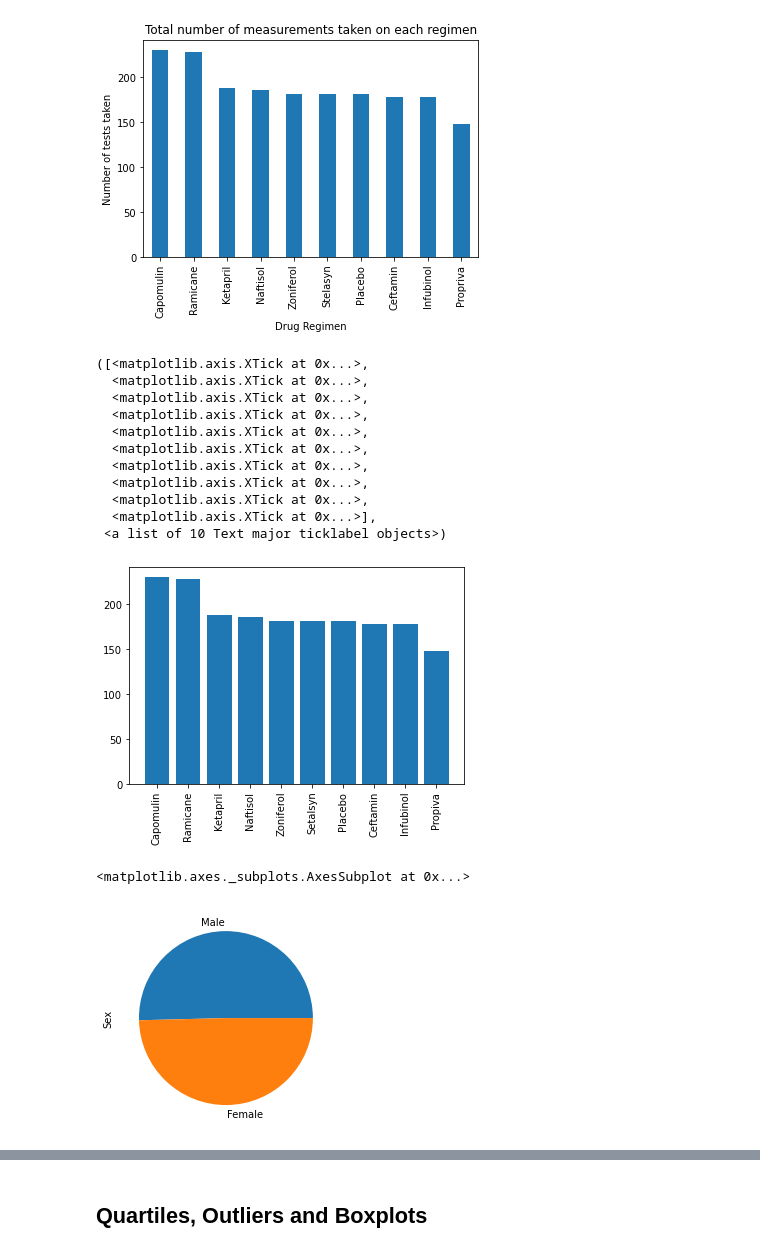
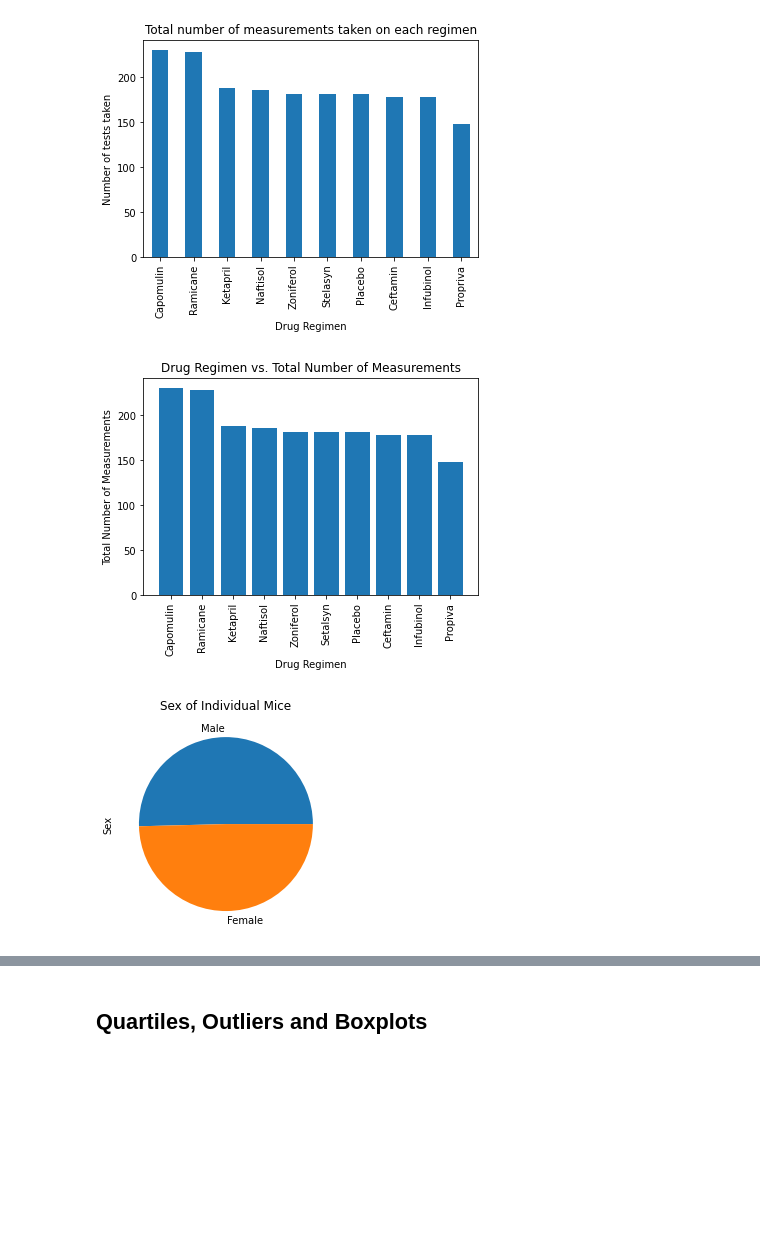
Before and after one commit to jconcha56429/matplotlib-challenge, a Jupyter notebook: Pymaceuticals/pymaceuticals_starter.ipynb, the cells around one changed output, grey strips where cells are left out. Saved outputs shown, nothing was run; the diff lists cells and outputs as text; code cells hidden in the pictures; blank space fills up the shorter version.

```diff
--- a/Pymaceuticals/pymaceuticals_starter.ipynb
+++ b/Pymaceuticals/pymaceuticals_starter.ipynb
@@ -150,30 +150,24 @@ Text(0.5, 0, 'Drug Regimen')
 # %%
 # Generate a bar plot showing the total number of measurements taken on each drug regimen using pyplot.
 drug_count = cleandata_df['Drug Regimen'].value_counts()
 drugs = ['Capomulin','Ramicane','Ketapril','Naftisol','Zoniferol','Setalsyn','Placebo','Ceftamin','Infubinol','Propiva']
 bar2 = plt.bar(drugs,drug_count,)
 plt.xticks(drugs, rotation=90)
+plt.xlabel('Drug Regimen')
+plt.ylabel('Total Number of Measurements')
+plt.title('Drug Regimen vs. Total Number of Measurements')
+plt.show()
 # %% [output]
-([<matplotlib.axis.XTick at 0x...>,
-  <matplotlib.axis.XTick at 0x...>,
-  <matplotlib.axis.XTick at 0x...>,
-  <matplotlib.axis.XTick at 0x...>,
-  <matplotlib.axis.XTick at 0x...>,
-  <matplotlib.axis.XTick at 0x...>,
-  <matplotlib.axis.XTick at 0x...>,
-  <matplotlib.axis.XTick at 0x...>,
-  <matplotlib.axis.XTick at 0x...>,
-  <matplotlib.axis.XTick at 0x...>],
- <a list of 10 Text major ticklabel objects>)
-[figure, old version]
+[figure, new version]
 # %%
 # Generate a pie plot showing the distribution of female versus male mice using pandas
 unique_mice = cleandata_df.drop_duplicates(['Mouse ID'])
 sex_mice = unique_mice['Sex'].value_counts()
 sex_mice.plot(kind='pie')
+plt.title('Sex of Individual Mice')
+plt.show()
 # %% [output]
-<matplotlib.axes._subplots.AxesSubplot at 0x...>
-[figure, old version]
+[figure, new version]
 # %%
 # Generate a pie plot showing the distribution of female versus male mice using pyplot
 # genderpie = merge2.groupby('Sex')['Sex'].agg(['count'])
```
Also changed, not shown: parts of 5 cells of this notebook.
